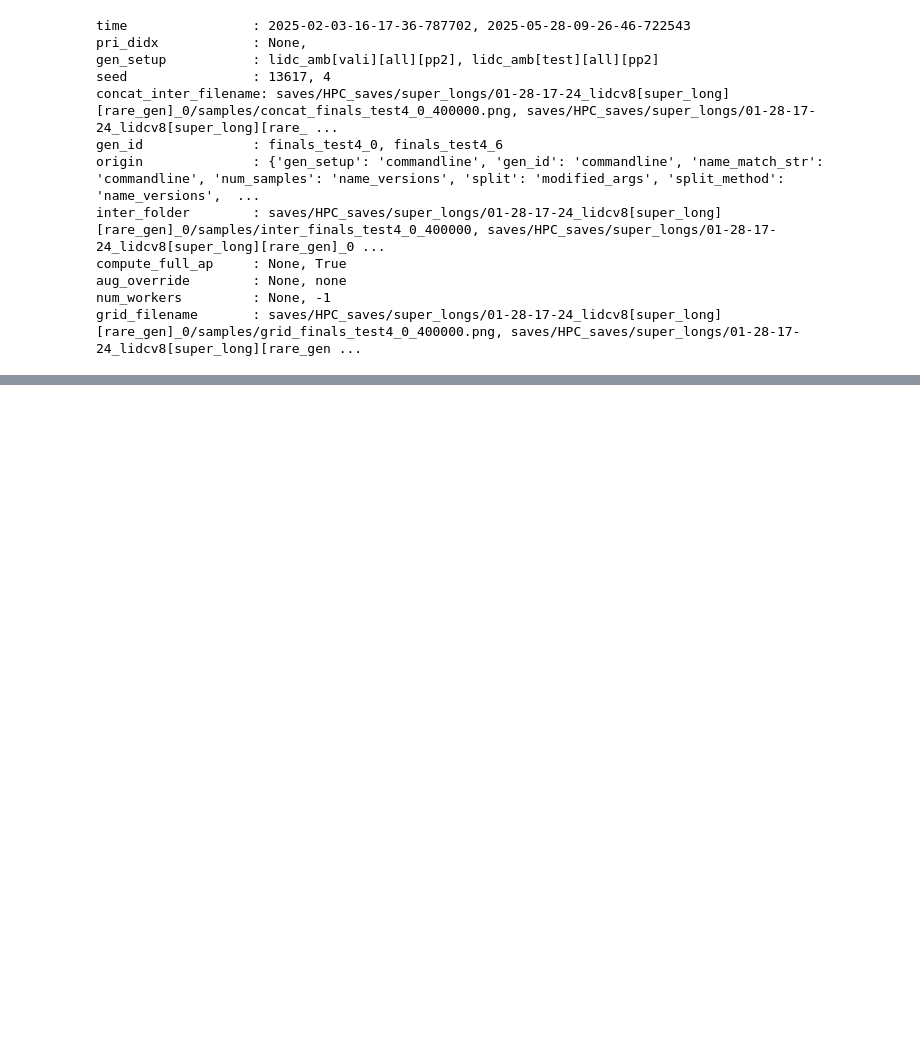
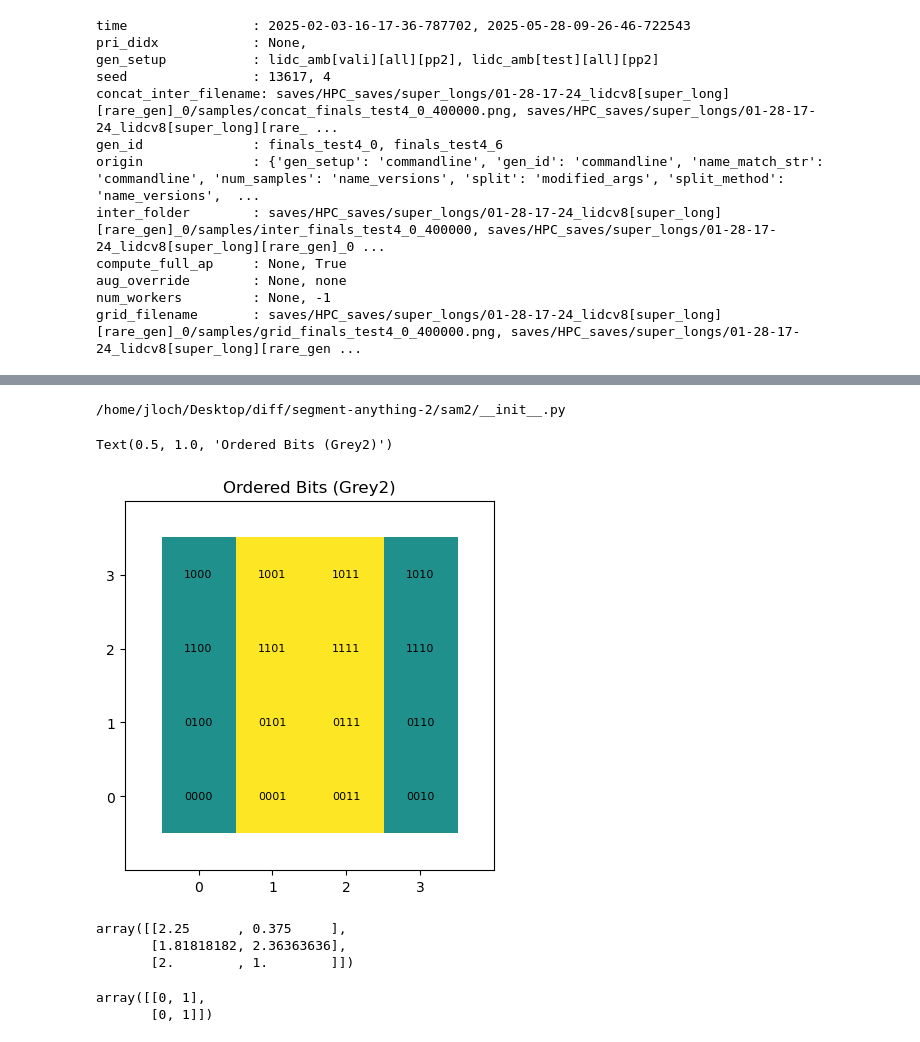
Before and after one commit to JakobLC/diffusion2, a Jupyter notebook: nice_script3.ipynb, the cells around one changed output, grey strips where cells are left out. Saved outputs shown, nothing was run; the diff lists cells and outputs as text; code cells hidden in the pictures; blank space fills up the shorter version.

```diff
--- a/nice_script3.ipynb
+++ b/nice_script3.ipynb
@@ -1214,0 +1434,50 @@ grid_filename       : saves/HPC_saves/super_longs/01-28-17-24_lidcv8[super_long]
+# %%
+import sam2
+print(sam2.__file__)
+# %% [output]
+/home/jloch/Desktop/diff/segment-anything-2/sam2/__init__.py
+# %%
+#visualize an ordering
+n_bits = 4
+imshow_bit_num = 3
+ordering = grey2(n_bits)
+bits = [np.binary_repr(i, width=n_bits) for i in range(2**n_bits)]
+ordered_bits = [bits[i] for i in ordering]
+h = w = int(np.round(len(ordering)**0.5))
+ordered_bits = np.array(ordered_bits).reshape(h,w)
+for i in range(h):
+    for j in range(w):
+        plt.text(j,i,ordered_bits[i,j],ha="center",va="center",fontsize=8)
+if imshow_bit_num>=0:
+    im = np.array([[int(bit[imshow_bit_num]) for bit in ordered_bits[i]] for i in range(h)])
+    plt.imshow(im,cmap="viridis",vmin=-1,vmax=1)
+plt.xticks(range(w), range(w))
+plt.yticks(range(h), range(h))
+plt.xlim(-1, w)
+plt.ylim(-1, h)
+plt.title("Ordered Bits (Grey2)")
+# %% [output]
+Text(0.5, 1.0, 'Ordered Bits (Grey2)')
+[figure, added]
+# %%
+import numpy as np
+from scipy import ndimage
+ndimage.center_of_mass(a)
+lbl = np.array(([0,1,1,1],
+                [0,0,1,1],
+                [0,2,1,1],
+                [0,0,1,1],
+                [0,0,1,1]))
+out = ndimage.center_of_mass(np.ones_like(lbl), lbl, np.unique(lbl))
+np.array(out)
+# %% [output]
+array([[2.25      , 0.375     ],
+       [1.81818182, 2.36363636],
+       [2.        , 1.        ]])
+# %%
+order = np.random.rand(2,2)
+Y, X = np.indices(order.shape)
+X
+# %% [output]
+array([[0, 1],
+       [0, 1]])
```
Also changed, not shown: parts of 14 cells of this notebook, 10 other files.
